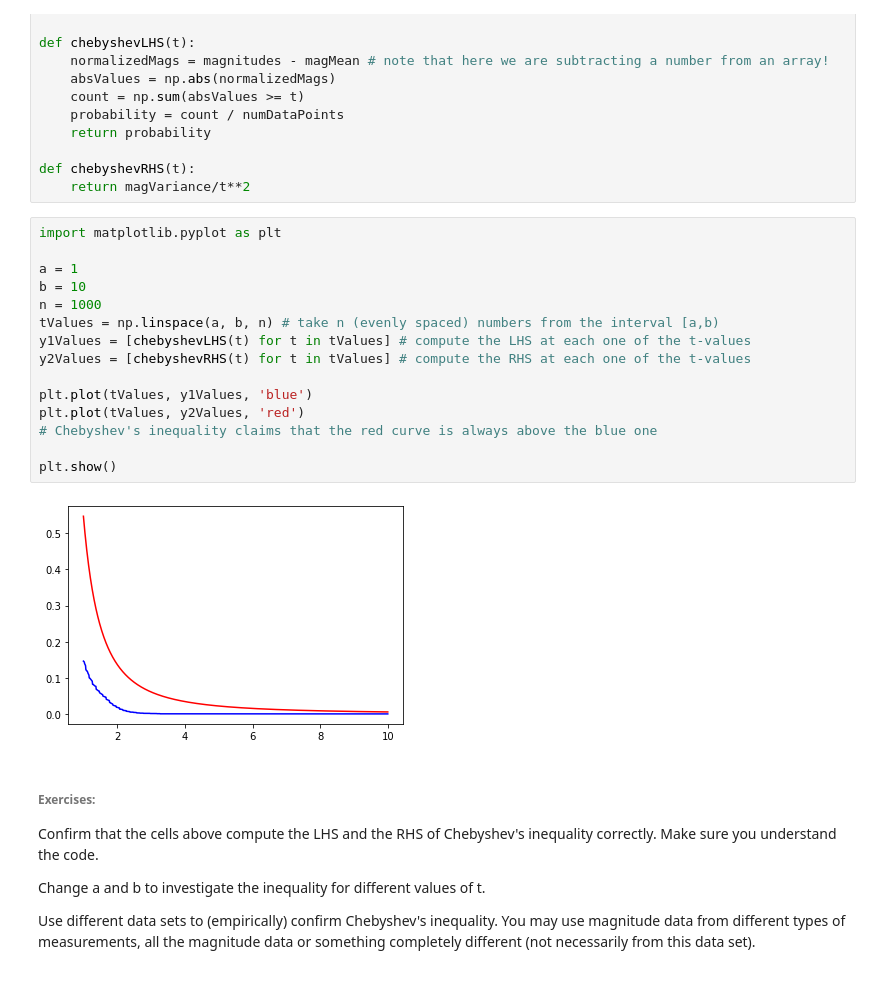
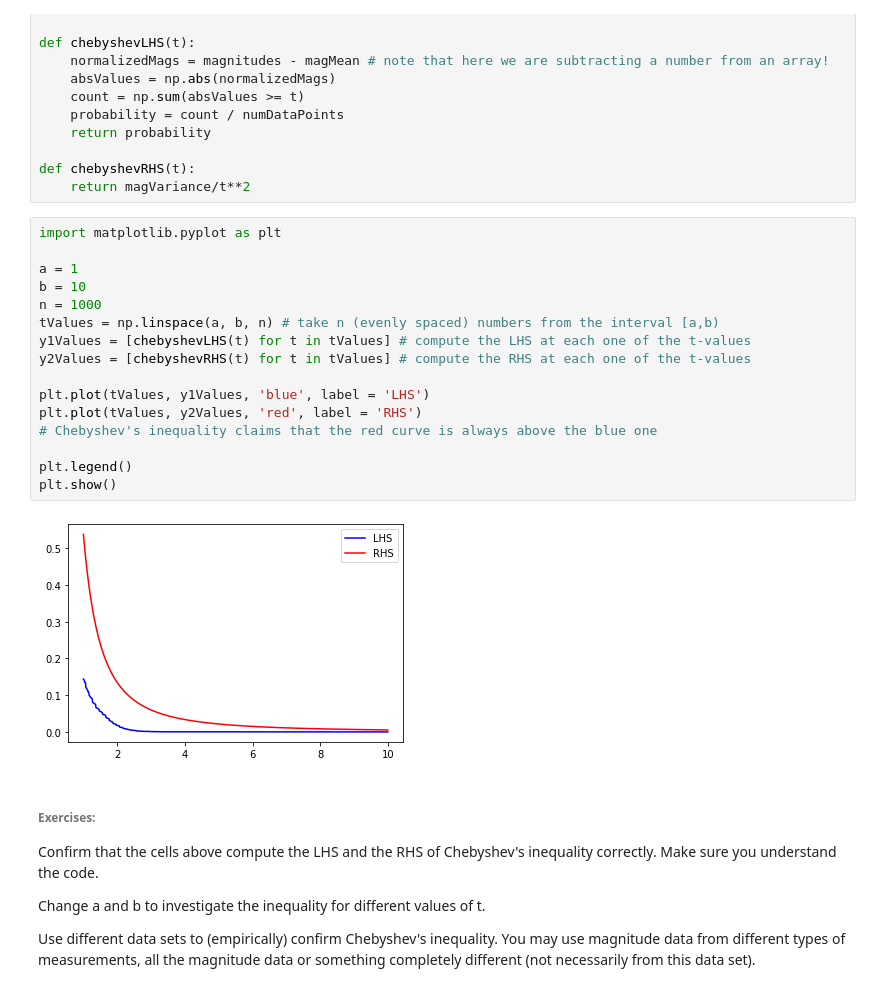
Before and after one commit to ArianNadjim/Tripods, a Jupyter notebook: PythonVershynin/Analyzing Real Life Data with Pandas.ipynb, the cells around one changed output. Cells and saved outputs as stored; diff of their text form.

```diff
--- a/PythonVershynin/Analyzing Real Life Data with Pandas.ipynb
+++ b/PythonVershynin/Analyzing Real Life Data with Pandas.ipynb
@@ -192,20 +192,21 @@ def chebyshevRHS(t):
 # %%
 import matplotlib.pyplot as plt
 
 a = 1
 b = 10
 n = 1000
 tValues = np.linspace(a, b, n) # take n (evenly spaced) numbers from the interval [a,b)
 y1Values = [chebyshevLHS(t) for t in tValues] # compute the LHS at each one of the t-values
 y2Values = [chebyshevRHS(t) for t in tValues] # compute the RHS at each one of the t-values
 
-plt.plot(tValues, y1Values, 'blue')
-plt.plot(tValues, y2Values, 'red')
+plt.plot(tValues, y1Values, 'blue', label = 'LHS')
+plt.plot(tValues, y2Values, 'red', label = 'RHS')
 # Chebyshev's inequality claims that the red curve is always above the blue one
 
+plt.legend()
 plt.show()
 # %% [output]
-[figure, old version]
+[figure, new version]
 # %% [markdown]
 ###### Exercises:
 Confirm that the cells above compute the LHS and the RHS of Chebyshev's inequality correctly. Make sure you understand the code.
```
Also changed, not shown: parts of 23 cells of this notebook.
